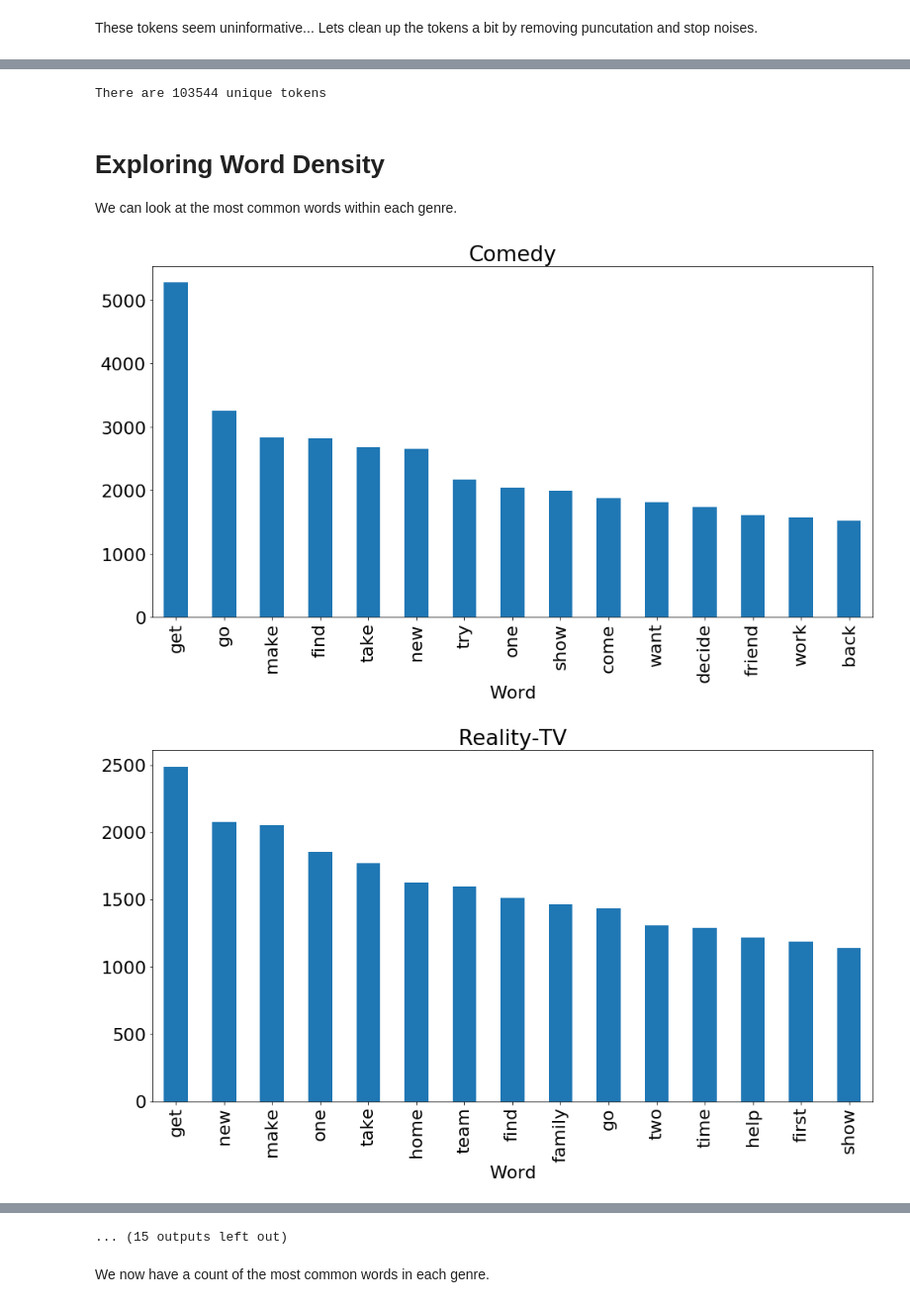
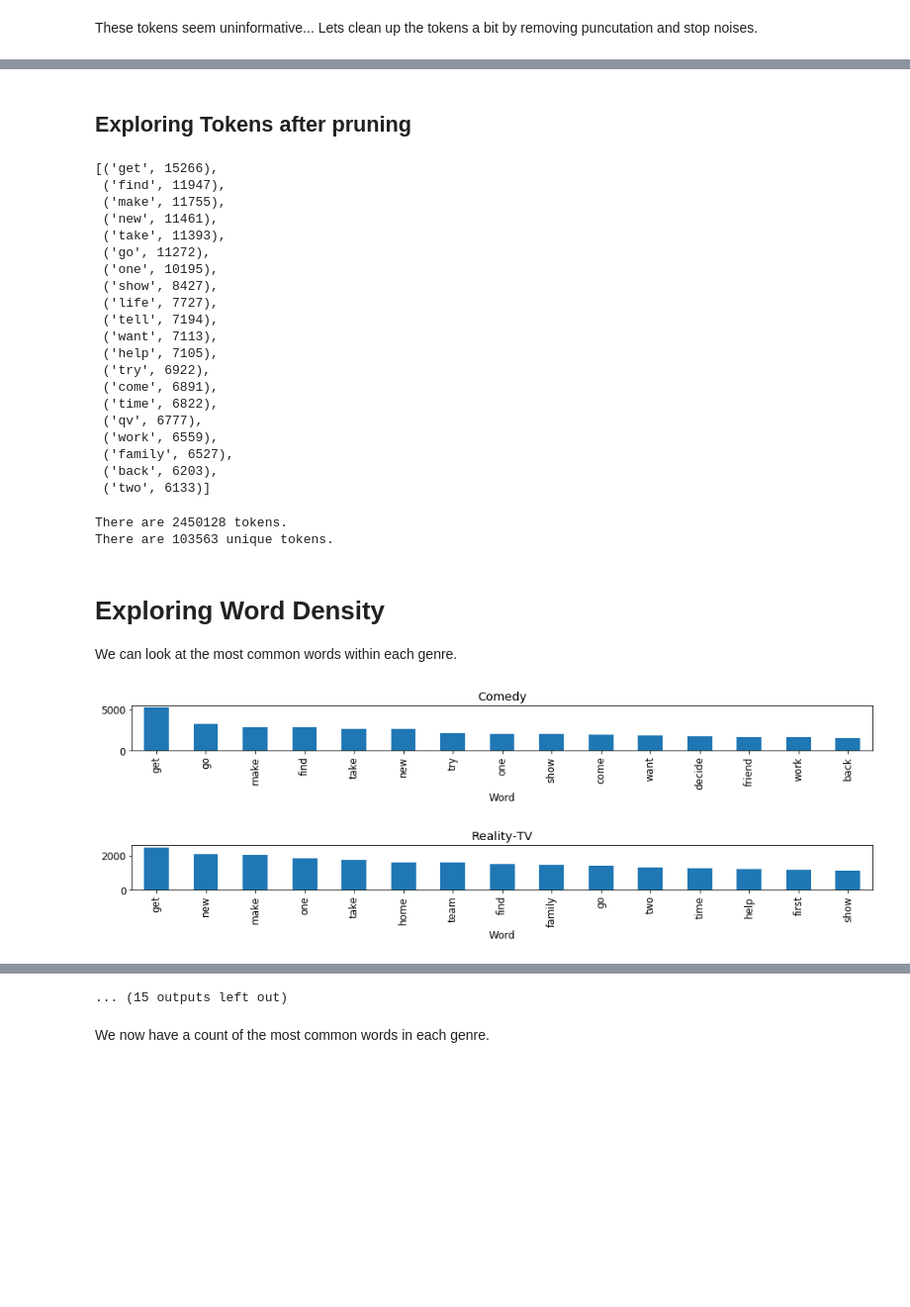
Before and after one commit to wonch002/Movie-Genre-Prediction, a Jupyter notebook: notebooks/Predicting_Movie_Genre.ipynb, the cells around one changed output, grey strips where cells are left out. Shown at 99% size. Saved outputs shown, nothing was run; the diff lists cells and outputs as text; code cells hidden in the pictures; blank space fills up the shorter version.

```diff
--- a/notebooks/Predicting_Movie_Genre.ipynb
+++ b/notebooks/Predicting_Movie_Genre.ipynb
@@ -494,33 +484,67 @@ Time Elapsed:  563.2123198509216
+# %% [markdown]
+## Exploring Tokens after pruning
+# %%
+from nltk.probability import FreqDist
+fdist = FreqDist()
+
+for sentence in movies['plot_tokens_cleaned'].tolist():
+    for word in sentence:
+        fdist[word.lower()]+=1
+
+fdist.most_common(20)
+# %% [output]
+[('get', 15266),
+ ('find', 11947),
+ ('make', 11755),
+ ('new', 11461),
+ ('take', 11393),
+ ('go', 11272),
+ ('one', 10195),
+ ('show', 8427),
+ ('life', 7727),
+ ('tell', 7194),
+ ('want', 7113),
+ ('help', 7105),
+ ('try', 6922),
+ ('come', 6891),
+ ('time', 6822),
+ ('qv', 6777),
+ ('work', 6559),
+ ('family', 6527),
+ ('back', 6203),
+ ('two', 6133)]
 # %%
 flat_list = [item for sublist in movies['plot_tokens_cleaned'].tolist() for item in sublist]
-print(f"There are {len(set(flat_list))} unique tokens")
+print(f"There are {len(flat_list)} tokens.")
+print(f"There are {len(set(flat_list))} unique tokens.")
 # %% [output]
-There are 103544 unique tokens
+There are 2450128 tokens.
+There are 103563 unique tokens.
 # %% [markdown]
 # Exploring Word Density
 We can look at the most common words within each genre.
 # %%
 from nltk.probability import FreqDist
 import matplotlib
 from matplotlib import pyplot as plt
 
 def get_all_words(cleaned_tokens_list):
     for tokens in cleaned_tokens_list:
         for token in tokens:
             yield token
 
 # Iterate through each movie and get the most common words. Maybe plot them?
 for movie in movies['Genre'].unique():
     all_words = get_all_words(movies[movies[movie] == 1]['plot_tokens_cleaned'].tolist())
     fdist = FreqDist(all_words)
 
-    matplotlib.rcParams.update({'font.size': 22})
+    matplotlib.rcParams.update({'font.size': 12})
 
     df = pd.DataFrame(fdist.most_common(15),columns=['Word','Count'])
-    df.plot(x='Word', y='Count', kind='bar', legend=False, figsize=(16,8))
+    df.plot(x='Word', y='Count', kind='bar', legend=False, figsize=(16,1))
 
     plt.title(movie)
     plt.show()
 # %% [output]
-[figure, old version]
+[figure, new version]
-[figure, old version]
+[figure, new version]
```
Also changed, not shown: parts of 56 cells of this notebook.
